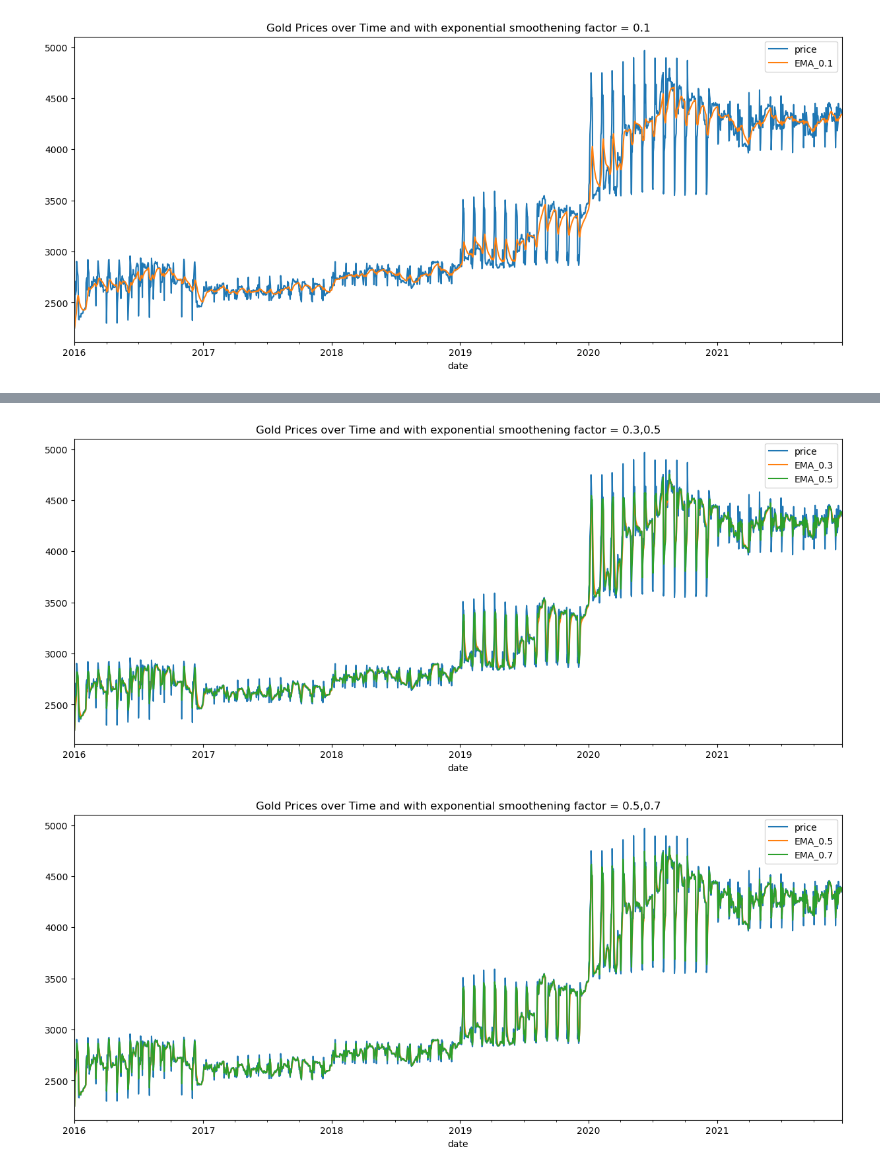
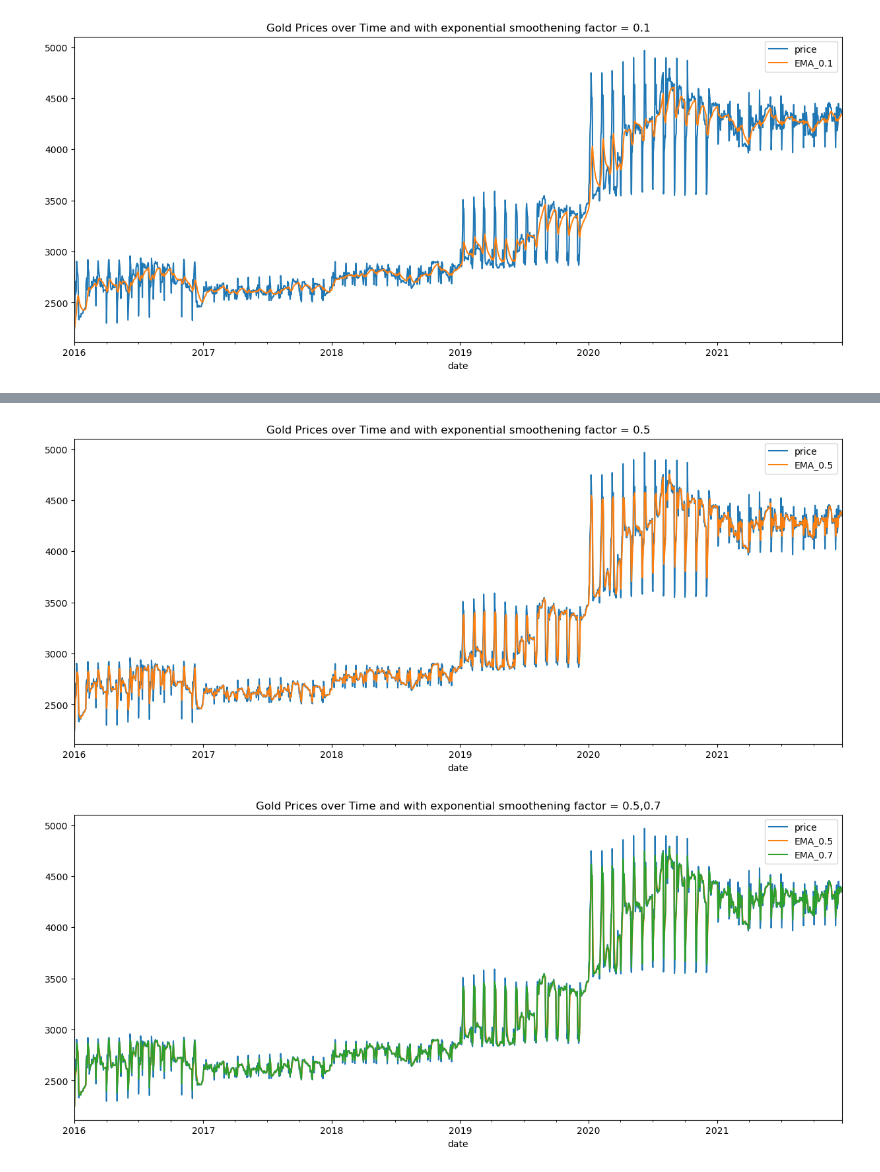
Before and after one commit to RadhaRamanJha/Gold-Price-Prediction, a Jupyter notebook: gold_price_prediction_EDA.ipynb, the cells around one changed output, grey strips where cells are left out. Cells and saved outputs as stored; diff of their text form; code cells hidden in the pictures.

```diff
--- a/gold_price_prediction_EDA.ipynb
+++ b/gold_price_prediction_EDA.ipynb
@@ -115,5 +156,3 @@ plt.legend()
 plt.show()
 # %% [output]
 [figure]
-# %%
-df1['10day_rolling'] = df1['price'].rolling(window=10,min_periods=1).mean()
@@ -159,5 +200,3 @@ plt.legend()
 plt.show()
 # %% [output]
 [figure]
-# %%
-df1['EMA_0.3'] = df1['price'].ewm(alpha=0.3,adjust=False).mean()
@@ -171,12 +203,12 @@ plt.show()
 # %%
 df1['EMA_0.5'] = df1['price'].ewm(alpha=0.5,adjust=False).mean()
 # %%
-df1[['price','EMA_0.3','EMA_0.5']].plot(figsize=(15,6))
-plt.title("Gold Prices over Time and with exponential smoothening factor = 0.3,0.5")
+df1[['price','EMA_0.5']].plot(figsize=(15,6))
+plt.title("Gold Prices over Time and with exponential smoothening factor = 0.5")
 plt.legend()
 plt.show()
 # %% [output]
-[figure, old version]
+[figure, new version]
 # %%
 df1['EMA_0.7'] = df1['price'].ewm(alpha=0.7,adjust=False).mean()
 # %%
```
Also changed, not shown: parts of 113 cells of this notebook.
